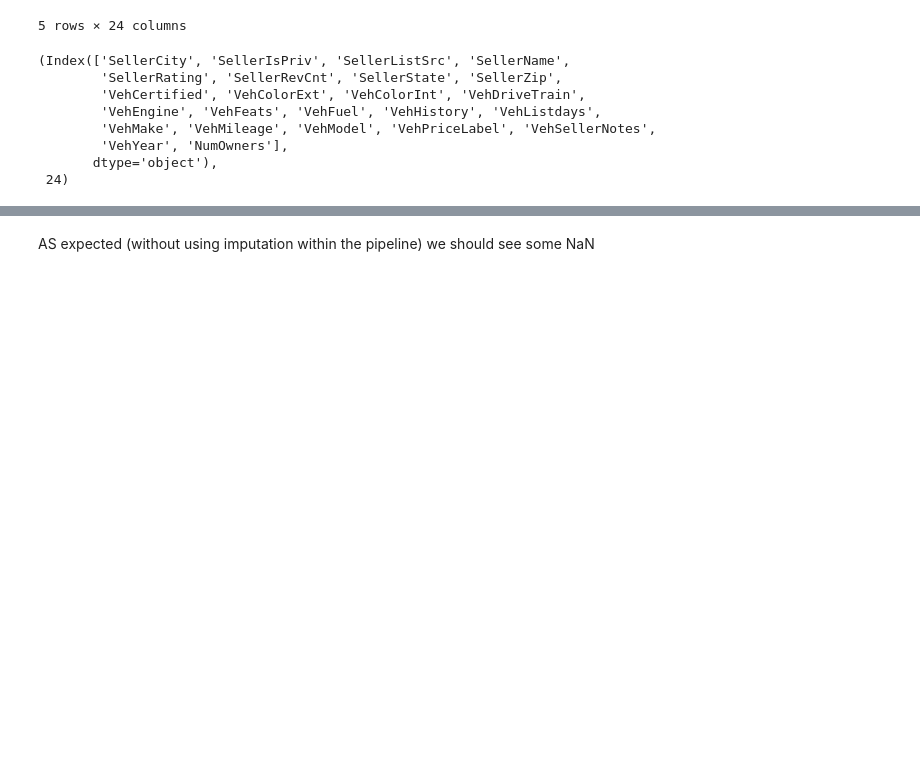
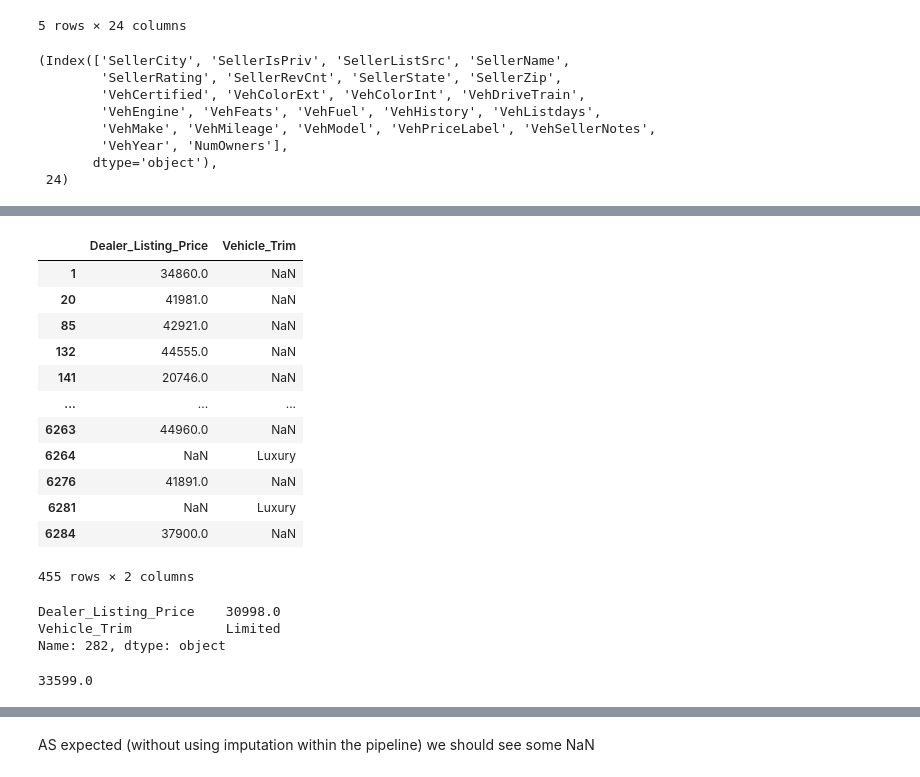
Before and after one commit to gcalbertini/boing, a Jupyter notebook: src/imputationEDA.ipynb, the cells around one changed output, grey strips where cells are left out. Saved outputs shown, nothing was run; the diff lists cells and outputs as text; code cells hidden in the pictures; blank space fills up the shorter version.

```diff
--- a/src/imputationEDA.ipynb
+++ b/src/imputationEDA.ipynb
@@ -595,0 +670,23 @@ X = final_pipeline.fit_transform(X_nulls)
+# %%
+mia = y_train_nulls[y_train_nulls.isnull().any(axis=1)]
+mia
+# %% [output]
+|  | Dealer_Listing_Price | Vehicle_Trim |
+| 1 | 34860.0 | NaN |
+| 20 | 41981.0 | NaN |
+| 85 | 42921.0 | NaN |
+| 132 | 44555.0 | NaN |
+| 141 | 20746.0 | NaN |
+| ... | ... | ... |
+| 6263 | 44960.0 | NaN |
+| 6264 | NaN | Luxury |
+| 6276 | 41891.0 | NaN |
+| 6281 | NaN | Luxury |
+| 6284 | 37900.0 | NaN |
+455 rows × 2 columns
+# %%
+y_train_nulls.iloc[282,:]
+# %% [output]
+Dealer_Listing_Price    30998.0
+Vehicle_Trim            Limited
+Name: 282, dtype: object
@@ -595,0 +696,4 @@ X = final_pipeline.fit_transform(X_nulls)
+# %%
+priceLookup.get('High Altitude')
+# %% [output]
+33599.0
```
Also changed, not shown: parts of 14 cells of this notebook.
